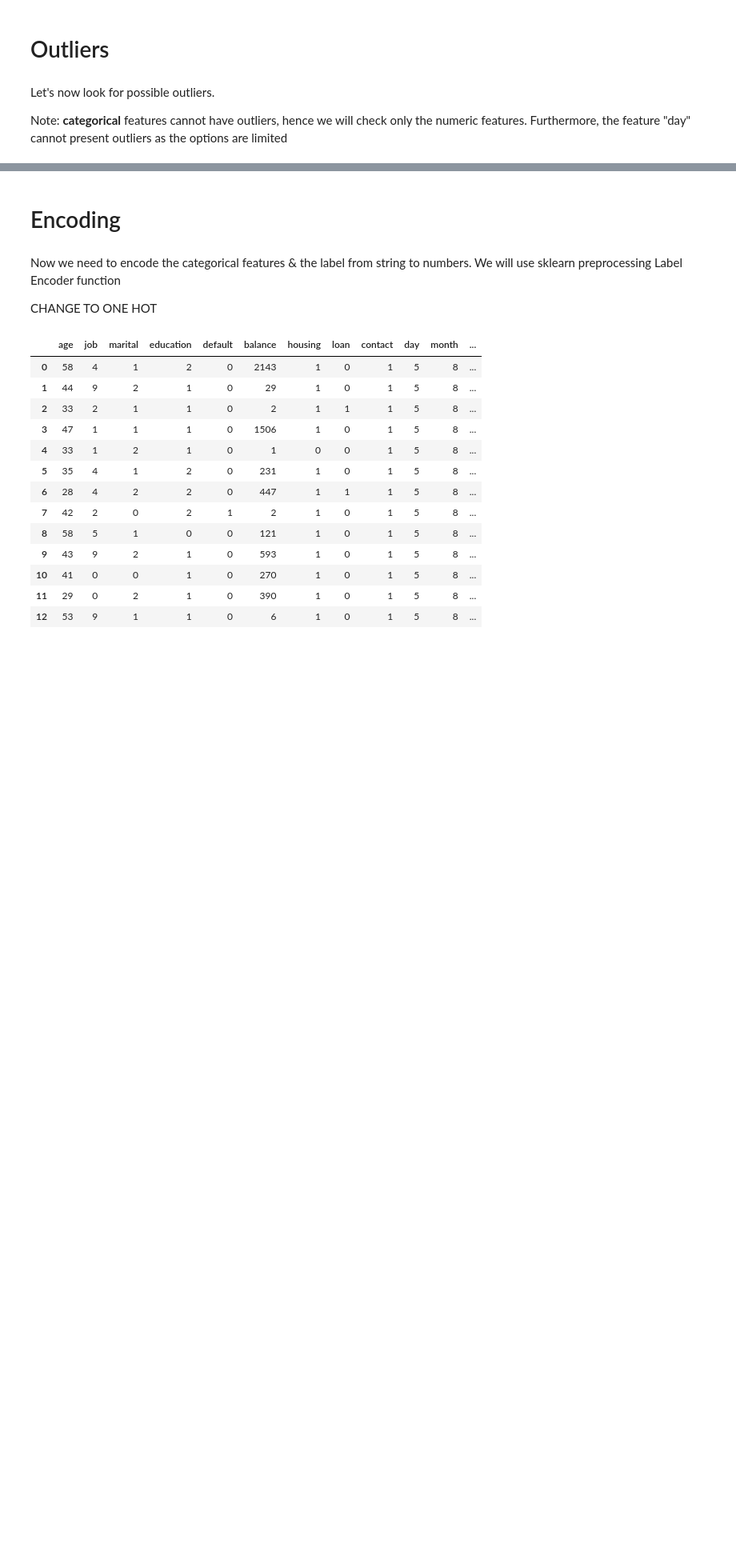
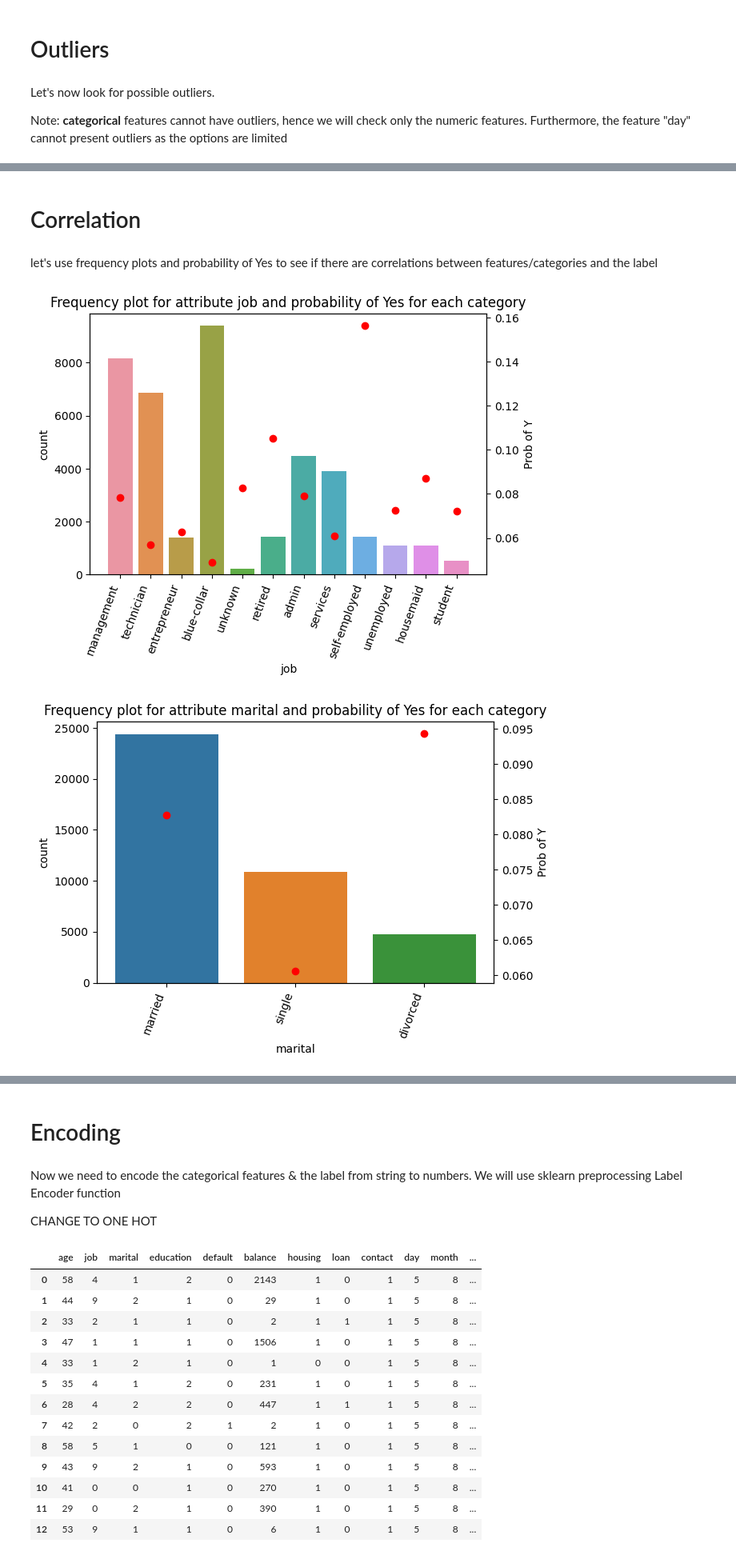
Before and after one commit to Ilvecho/Term-Deposit-Marketing, a Jupyter notebook: P2_notebook.ipynb, the cells around one changed output, grey strips where cells are left out. Shown at 80% size. Saved outputs shown, nothing was run; the diff lists cells and outputs as text; code cells hidden in the pictures; blank space fills up the shorter version.

```diff
--- a/P2_notebook.ipynb
+++ b/P2_notebook.ipynb
@@ -227,0 +181,10 @@ We will need to keep this in mind while developing the model, especially because
+# %%
+for key in numerical_keys:
+# key = 'duration'
+  mean = raw_data[key].mean()
+  std = raw_data[key].std()
+
+  tmp = raw_data.loc[raw_data[key] >= mean + 3* std, 'y']
+  print('------------------')
+  print(f'The number of outliers in feature {key} is: {tmp.shape[0]}')
+  print(f'The probability of the outliers to say yes is: { tmp.sum() / tmp.shape[0]}')
@@ -227,0 +204,26 @@ We will need to keep this in mind while developing the model, especially because
+# %% [markdown]
+# Correlation
+# %% [markdown]
+let's use frequency plots and probability of Yes to see if there are correlations between features/categories and the label
+# %%
+for key in raw_data.keys():
+
+  # Features of Type Object -> it will exclude 5 features: age, balance, day, duration and campain
+  if raw_data.loc[:, key].dtype == 'O':
+
+    # create the axes to plot
+    fig, ax1 = plt.subplots()
+    ax2 = ax1.twinx()
+
+    # Category frequency plot
+    sns.countplot(x=key, data=raw_data, ax=ax1).set(title='Frequency plot for attribute '+ key + ' and probability of Yes for each category')
+
+    # group by category to compute the probability of Y
+    grp = raw_data.groupby(key)
+    ax2.scatter(grp['y'].aggregate(np.mean).keys(), grp['y'].aggregate(np.mean), color='r')
+    ax2.set_ylabel('Prob of Y')
+
+    fig.autofmt_xdate(rotation=70)
+# %% [output]
+[figure, added]
+[figure, added]
```
Also changed, not shown: parts of 34 cells of this notebook.
